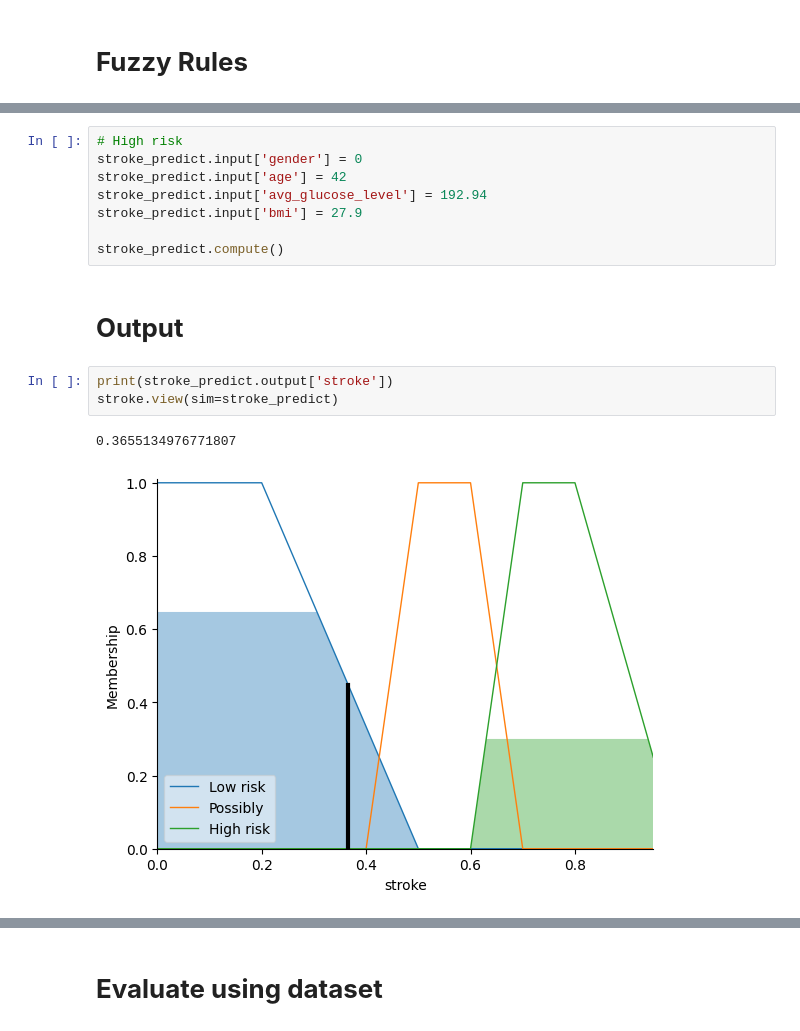
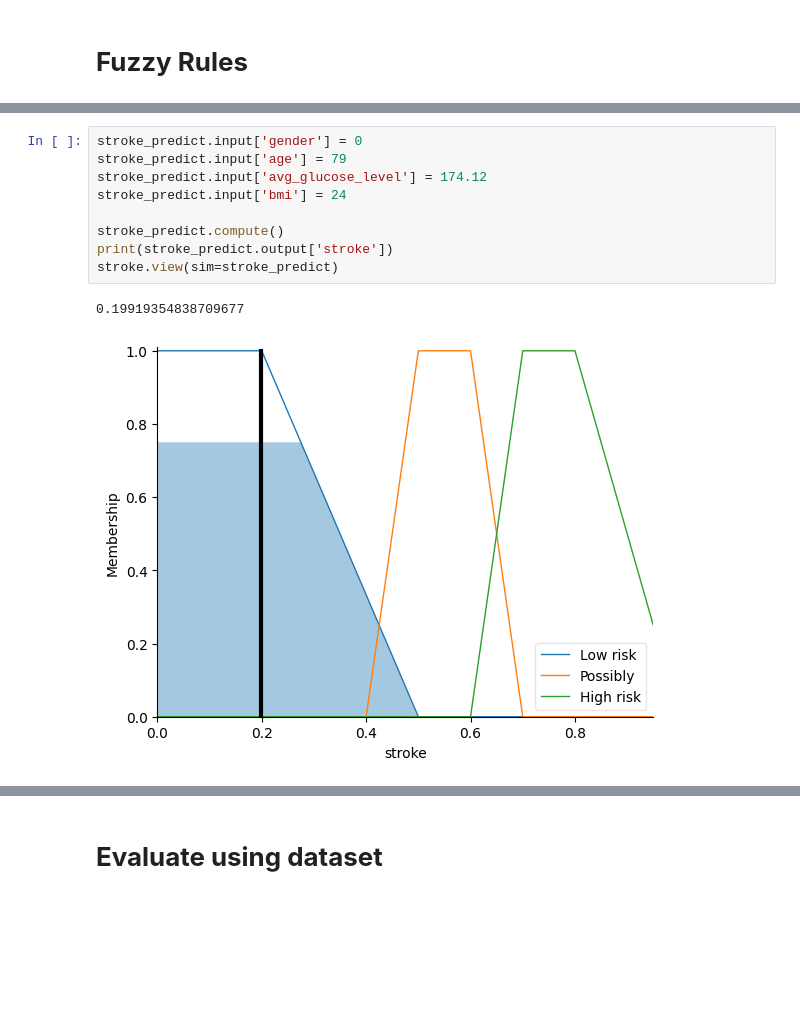
Before and after one commit to amir1611/stroke-prediction, a Jupyter notebook: final_stroke.ipynb, the cells around one changed output, grey strips where cells are left out. Drawn from its saved outputs; the diff is of its cells as text; blank space fills up the shorter version.

```diff
--- a/final_stroke.ipynb
+++ b/final_stroke.ipynb
@@ -312,16 +306,12 @@ rule10
 # %%
-# High risk
 stroke_predict.input['gender'] = 0
-stroke_predict.input['age'] = 42
-stroke_predict.input['avg_glucose_level'] = 192.94
-stroke_predict.input['bmi'] = 27.9
+stroke_predict.input['age'] = 79
+stroke_predict.input['avg_glucose_level'] = 174.12
+stroke_predict.input['bmi'] = 24
 
 stroke_predict.compute()
+print(stroke_predict.output['stroke'])
+stroke.view(sim=stroke_predict)
+# %% [output]
+0.19919354838709677
+[figure, added]
-# %% [markdown]
-# **Output**
-# %%
-print(stroke_predict.output['stroke'])
-stroke.view(sim=stroke_predict)
-# %% [output]
-0.3655134976771807
-[figure, removed]
```
Also changed, not shown: parts of 13 cells of this notebook.
